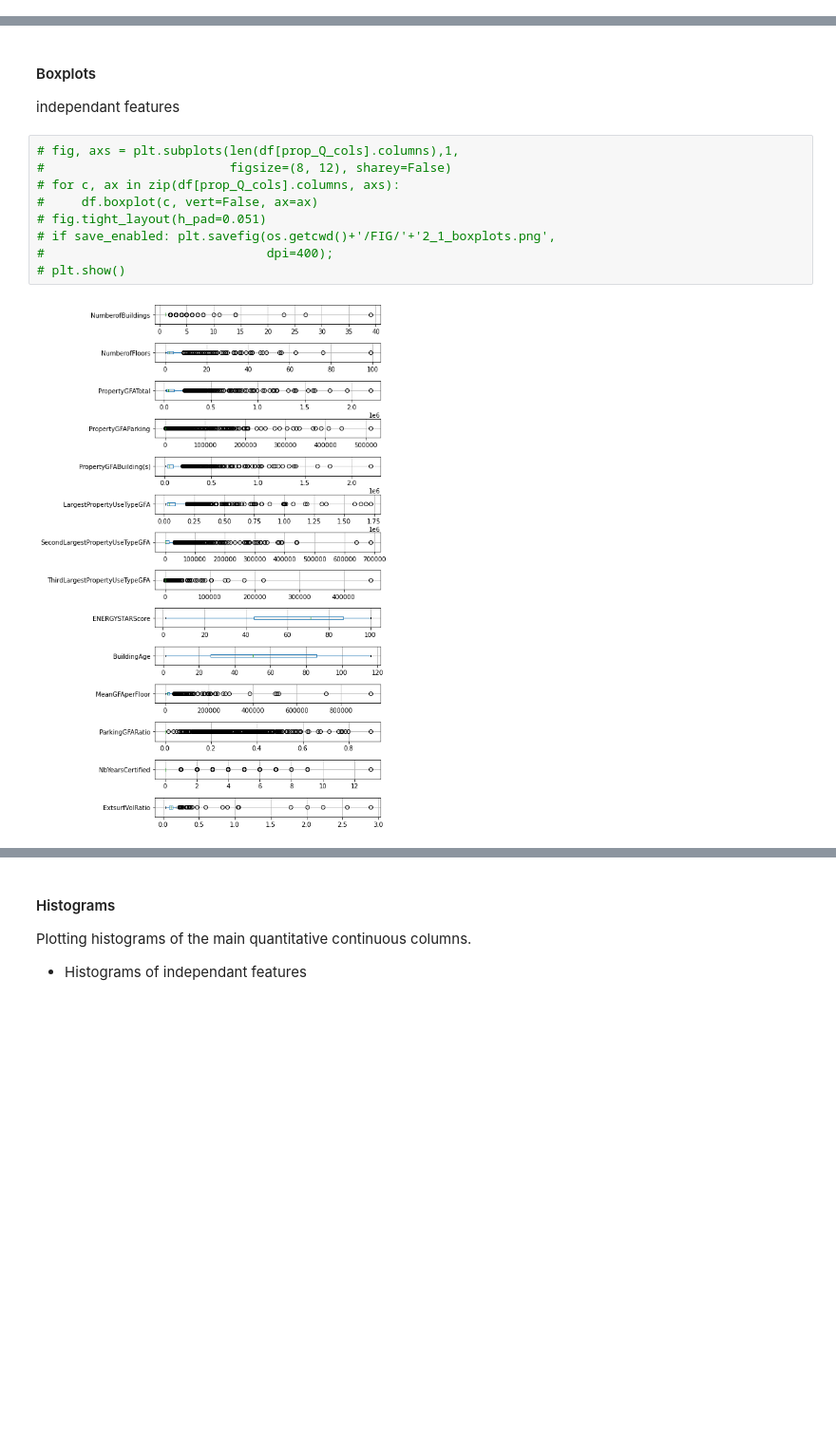
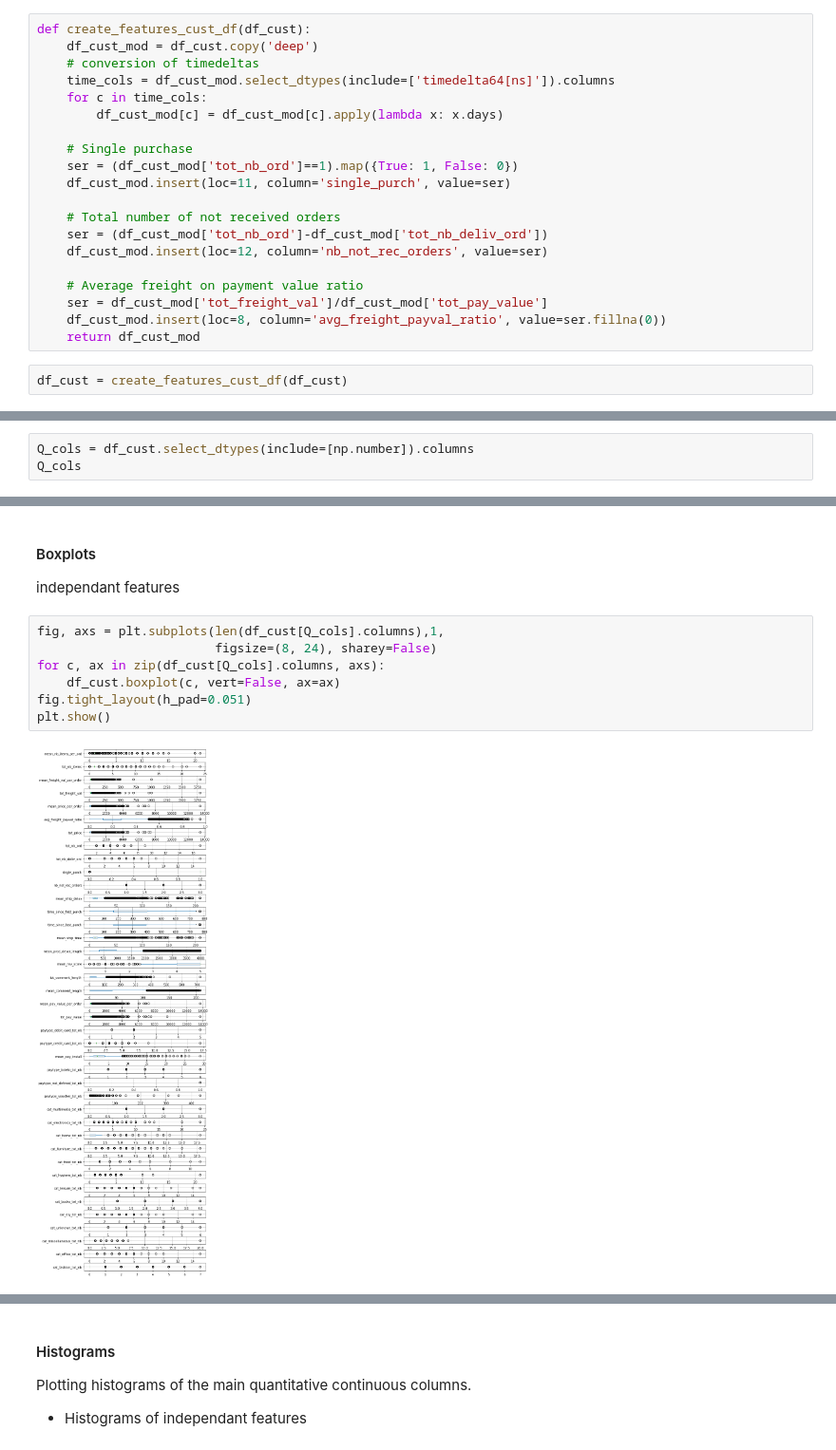
Before and after one commit to SmellyArmure/OC_DS_Project5, a Jupyter notebook: NOTEBOOKS/P5_Cleaning_EDA_2.ipynb, the cells around one changed output, grey strips where cells are left out. Shown at 95% size. Cells and saved outputs as stored; diff of their text form; blank space fills up the shorter version.

```diff
--- a/NOTEBOOKS/P5_Cleaning_EDA_2.ipynb
+++ b/NOTEBOOKS/P5_Cleaning_EDA_2.ipynb
@@ -289,2 +254,24 @@ df_cust.shape
+# %%
+def create_features_cust_df(df_cust):
+    df_cust_mod = df_cust.copy('deep')
+    # conversion of timedeltas
+    time_cols = df_cust_mod.select_dtypes(include=['timedelta64[ns]']).columns
+    for c in time_cols:
+        df_cust_mod[c] = df_cust_mod[c].apply(lambda x: x.days)
+
+    # Single purchase
+    ser = (df_cust_mod['tot_nb_ord']==1).map({True: 1, False: 0})
+    df_cust_mod.insert(loc=11, column='single_purch', value=ser)
+
+    # Total number of not received orders
+    ser = (df_cust_mod['tot_nb_ord']-df_cust_mod['tot_nb_deliv_ord'])
+    df_cust_mod.insert(loc=12, column='nb_not_rec_orders', value=ser)
+
+    # Average freight on payment value ratio
+    ser = df_cust_mod['tot_freight_val']/df_cust_mod['tot_pay_value']
+    df_cust_mod.insert(loc=8, column='avg_freight_payval_ratio', value=ser.fillna(0))
+    return df_cust_mod
+# %%
+df_cust = create_features_cust_df(df_cust)
 # %% [markdown]
 ## 2 Data exploration
@@ -295,2 +306,5 @@ df_cust.shape
 # %% [markdown]
 ### 2.1 Quantitative data
+# %%
+Q_cols = df_cust.select_dtypes(include=[np.number]).columns
+Q_cols
@@ -299,13 +331,11 @@ df_cust.shape
 
 independant features
 # %%
-# fig, axs = plt.subplots(len(df[prop_Q_cols].columns),1,
-#                         figsize=(8, 12), sharey=False)
-# for c, ax in zip(df[prop_Q_cols].columns, axs):
-#     df.boxplot(c, vert=False, ax=ax)
-# fig.tight_layout(h_pad=0.051)
-# if save_enabled: plt.savefig(os.getcwd()+'/FIG/'+'2_1_boxplots.png',
-#                              dpi=400);
-# plt.show()
+fig, axs = plt.subplots(len(df_cust[Q_cols].columns),1,
+                        figsize=(8, 24), sharey=False)
+for c, ax in zip(df_cust[Q_cols].columns, axs):
+    df_cust.boxplot(c, vert=False, ax=ax)
+fig.tight_layout(h_pad=0.051)
+plt.show()
 # %% [output]
-[figure, old version]
+[figure, new version]
```
Also changed, not shown: parts of 68 cells of this notebook, 4 other files.
